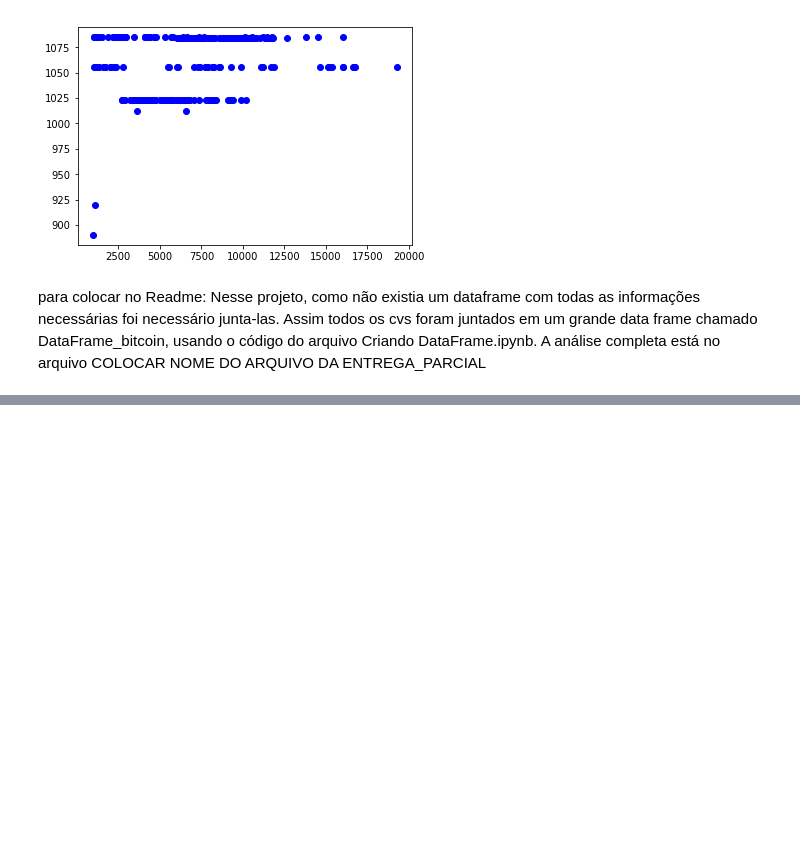
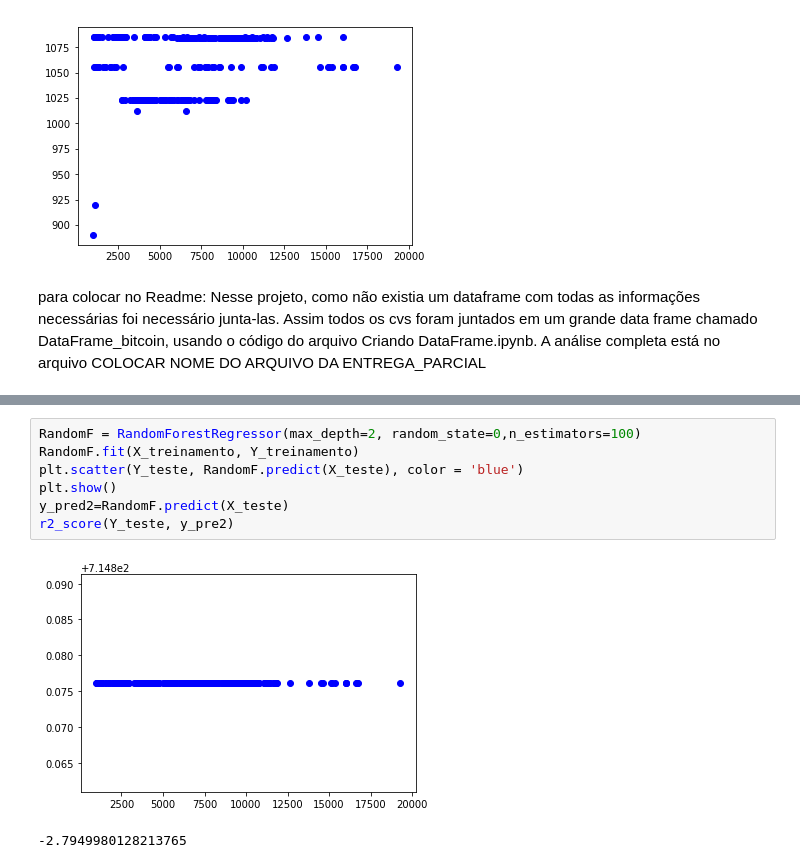
Before and after one commit to hthome1/Projeto_3_bitcoin, a Jupyter notebook: entrega_parcial.ipynb, the cells around one changed output, grey strips where cells are left out. Drawn from its saved outputs; the diff is of its cells as text; blank space fills up the shorter version.

Commit message:
Random Forest

```diff
--- a/entrega_parcial.ipynb
+++ b/entrega_parcial.ipynb
@@ -330,2 +332,12 @@ r2_score(Y_teste, y_pred)
 # %% [output]
 -2.4711911988618556
+# %%
+RandomF = RandomForestRegressor(max_depth=2, random_state=0,n_estimators=100)
+RandomF.fit(X_treinamento, Y_treinamento)
+plt.scatter(Y_teste, RandomF.predict(X_teste), color = 'blue')
+plt.show()
+y_pred2=RandomF.predict(X_teste)
+r2_score(Y_teste, y_pre2)
+# %% [output]
+[figure, added]
+-2.7949980128213765
```
Also changed, not shown: parts of 2 cells of this notebook.
